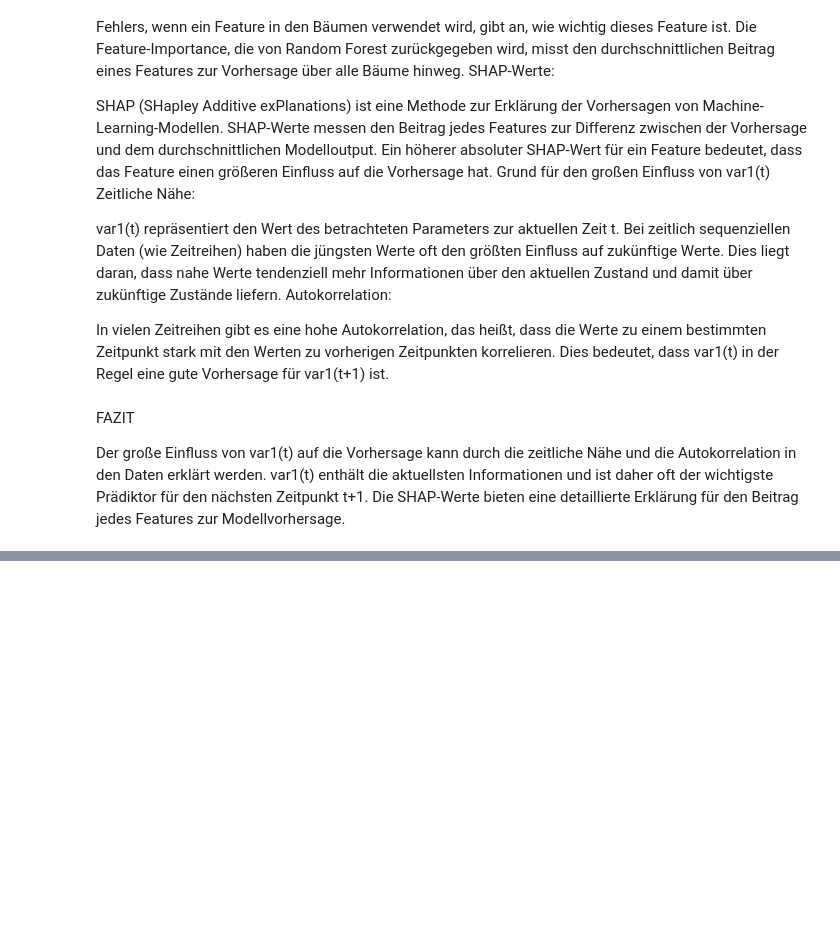
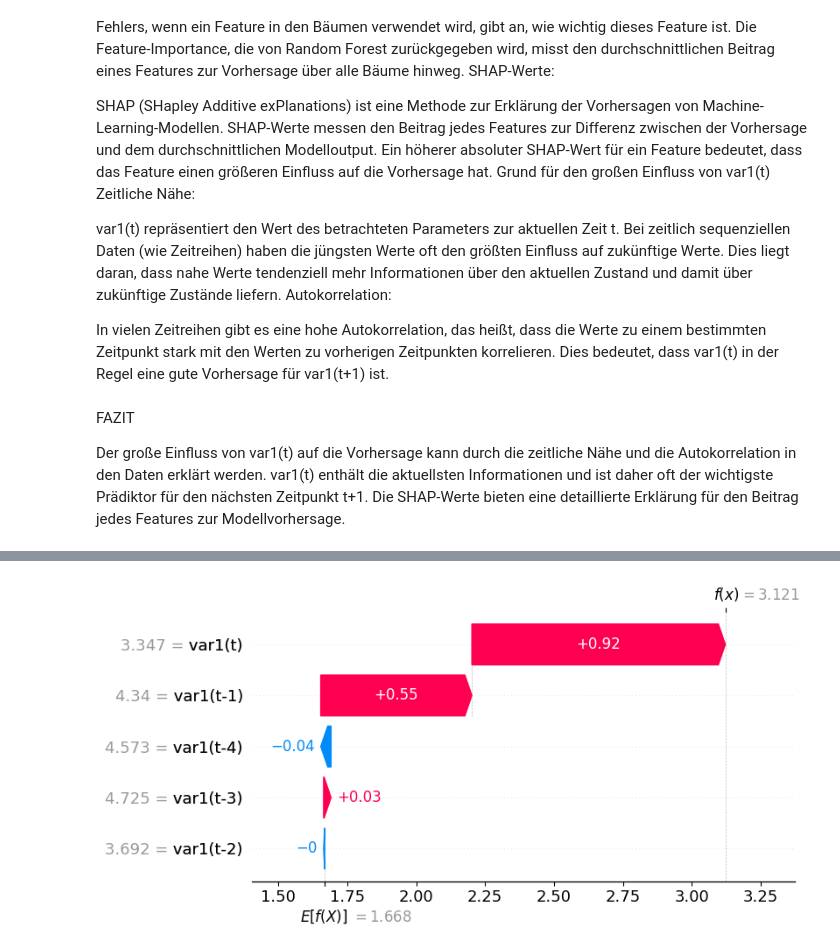
Before and after one commit to mmelinanna/xaiplayground, a Jupyter notebook: random_forest.ipynb, the cells around one changed output, grey strips where cells are left out. Saved outputs shown, nothing was run; the diff lists cells and outputs as text; code cells hidden in the pictures; blank space fills up the shorter version.

```diff
--- a/random_forest.ipynb
+++ b/random_forest.ipynb
@@ -914,0 +955,9 @@ TypeError: '>' not supported between instances of 'Explanation' and 'int'
+# %%
+# SHAP Waterfall
+explainer = shap.Explainer(model, X_trainRFR)
+shap_values = explainer(x_testRFR)
+
+# Waterfall Diagramm für eine einzelne Vorhersage (z.B. die erste)
+shap.waterfall_plot(shap_values[0])
+# %% [output]
+[figure, added]
```
Also changed, not shown: parts of 18 cells of this notebook.
